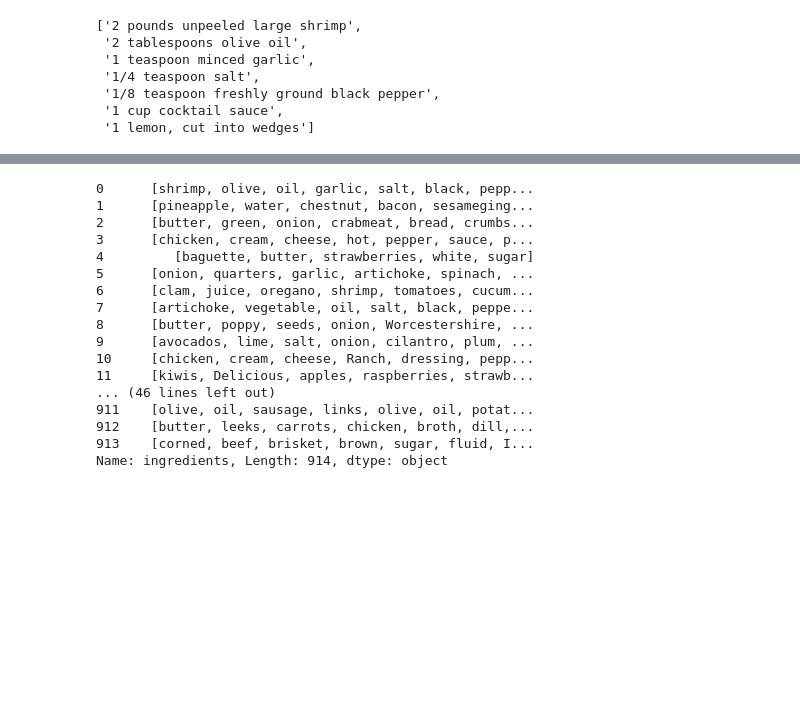
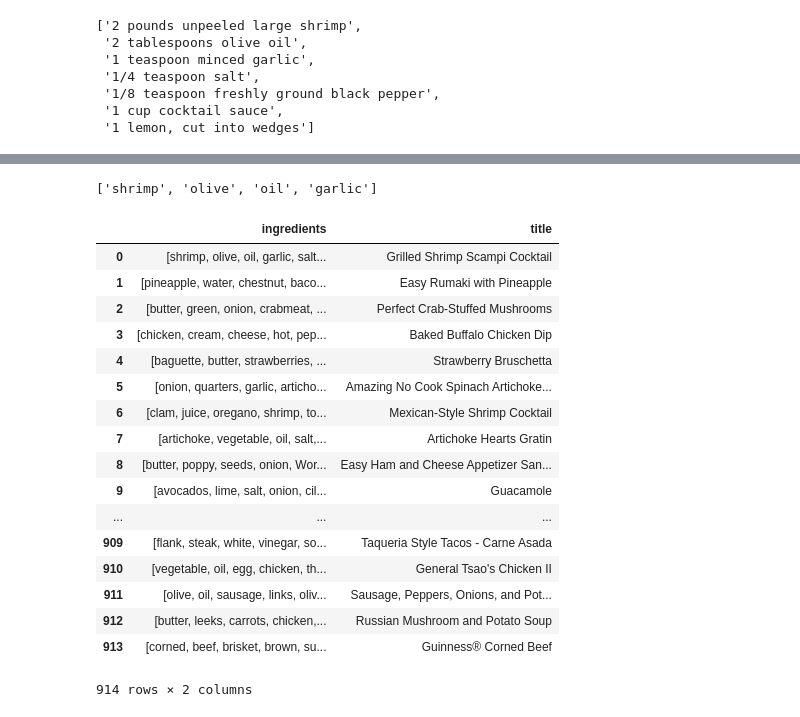
Before and after one commit to AlludedCrabb/sound-tasty, a Jupyter notebook: new_food_recommender.ipynb, the cells around one changed output, grey strips where cells are left out. Saved outputs shown, nothing was run; the diff lists cells and outputs as text; code cells hidden in the pictures; blank space fills up the shorter version.

```diff
--- a/new_food_recommender.ipynb
+++ b/new_food_recommender.ipynb
@@ -238,6 +210,7 @@ def lst_clean_cooking_stop_words(string_list):
     'overripe', 'degrees', 'F', 'C', 'room', 'temperature', 'machine', 'very',
     'pint', 'puree', 'coarse', 'envelopes', 'lukewarm', 'creamstyle', 'unsweetened',
     'lite', 'of', 'chilled', 'freezer', 'cold', 'brushing', 'nonfat', 'squares',
+    'tails', 'thigh', 'quarters'
 
 
 
@@ -272,20 +308,25 @@ clean_df.ingredients = clean_df.ingredients.map(clean_ingredients)
+# %%
+ingredient_check(clean_df.ingredients[0],['shrimp', 'olive', 'oil', 'garlic'])
+# %% [output]
+['shrimp', 'olive', 'oil', 'garlic']
 # %%
-clean_df.ingredients
+clean_df
 # %% [output]
+|  | ingredients | title |
+| 0 | [shrimp, olive, oil, garlic, salt... | Grilled Shrimp Scampi Cocktail |
+| 1 | [pineapple, water, chestnut, baco... | Easy Rumaki with Pineapple |
+| 2 | [butter, green, onion, crabmeat, ... | Perfect Crab-Stuffed Mushrooms |
+| 3 | [chicken, cream, cheese, hot, pep... | Baked Buffalo Chicken Dip |
+| 4 | [baguette, butter, strawberries, ... | Strawberry Bruschetta |
+| 5 | [onion, quarters, garlic, articho... | Amazing No Cook Spinach Artichoke... |
+| 6 | [clam, juice, oregano, shrimp, to... | Mexican-Style Shrimp Cocktail |
+| 7 | [artichoke, vegetable, oil, salt,... | Artichoke Hearts Gratin |
+| 8 | [butter, poppy, seeds, onion, Wor... | Easy Ham and Cheese Appetizer San... |
+| 9 | [avocados, lime, salt, onion, cil... | Guacamole |
+| ... | ... | ... |
+| 909 | [flank, steak, white, vinegar, so... | Taqueria Style Tacos - Carne Asada |
+| 910 | [vegetable, oil, egg, chicken, th... | General Tsao's Chicken II |
+| 911 | [olive, oil, sausage, links, oliv... | Sausage, Peppers, Onions, and Pot... |
+| 912 | [butter, leeks, carrots, chicken,... | Russian Mushroom and Potato Soup |
+| 913 | [corned, beef, brisket, brown, su... | Guinness® Corned Beef |
-0      [shrimp, olive, oil, garlic, salt, black, pepp...
-1      [pineapple, water, chestnut, bacon, sesameging...
-2      [butter, green, onion, crabmeat, bread, crumbs...
-3      [chicken, cream, cheese, hot, pepper, sauce, p...
-4         [baguette, butter, strawberries, white, sugar]
-5      [onion, quarters, garlic, artichoke, spinach, ...
-6      [clam, juice, oregano, shrimp, tomatoes, cucum...
-7      [artichoke, vegetable, oil, salt, black, peppe...
-8      [butter, poppy, seeds, onion, Worcestershire, ...
-9      [avocados, lime, salt, onion, cilantro, plum, ...
-10     [chicken, cream, cheese, Ranch, dressing, pepp...
-11     [kiwis, Delicious, apples, raspberries, strawb...
-... (46 lines left out)
-911    [olive, oil, sausage, links, olive, oil, potat...
-912    [butter, leeks, carrots, chicken, broth, dill,...
-913    [corned, beef, brisket, brown, sugar, fluid, I...
-Name: ingredients, Length: 914, dtype: object
+914 rows × 2 columns
```
Also changed, not shown: parts of 12 cells of this notebook.
